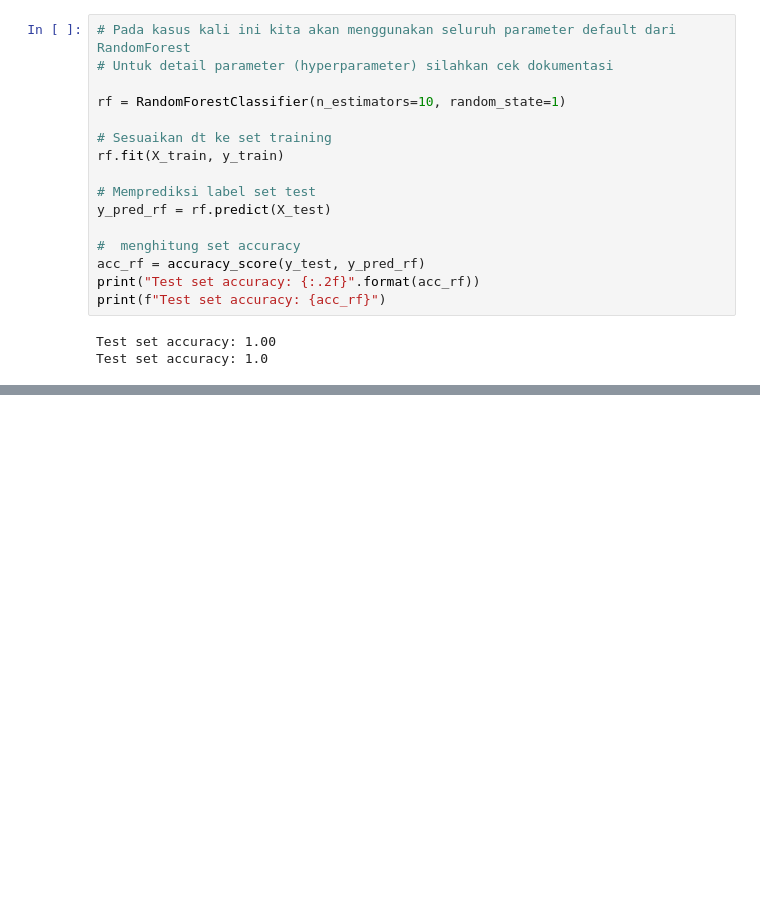
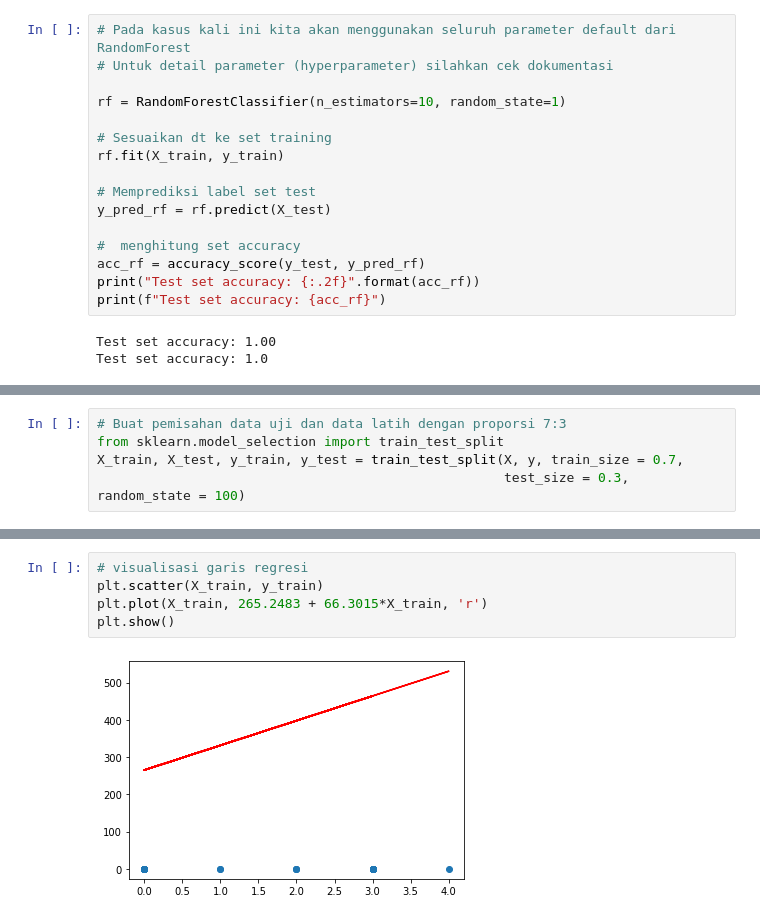
Before and after one commit to dhikaainul/Machine_Learning_Quiz_2, a Jupyter notebook: ML_Quiz2.ipynb, the cells around one changed output, grey strips where cells are left out. Saved outputs shown, nothing was run; the diff lists cells and outputs as text; blank space fills up the shorter version.

```diff
--- a/ML_Quiz2.ipynb
+++ b/ML_Quiz2.ipynb
@@ -140,0 +141,5 @@ NameError: ignored
+# %%
+# Buat pemisahan data uji dan data latih dengan proporsi 7:3
+from sklearn.model_selection import train_test_split
+X_train, X_test, y_train, y_test = train_test_split(X, y, train_size = 0.7,
+                                                    test_size = 0.3, random_state = 100)
@@ -140,0 +204,7 @@ NameError: ignored
+# %%
+# visualisasi garis regresi
+plt.scatter(X_train, y_train)
+plt.plot(X_train, 265.2483 + 66.3015*X_train, 'r')
+plt.show()
+# %% [output]
+[figure, added]
```
Also changed, not shown: parts of 8 cells of this notebook.
